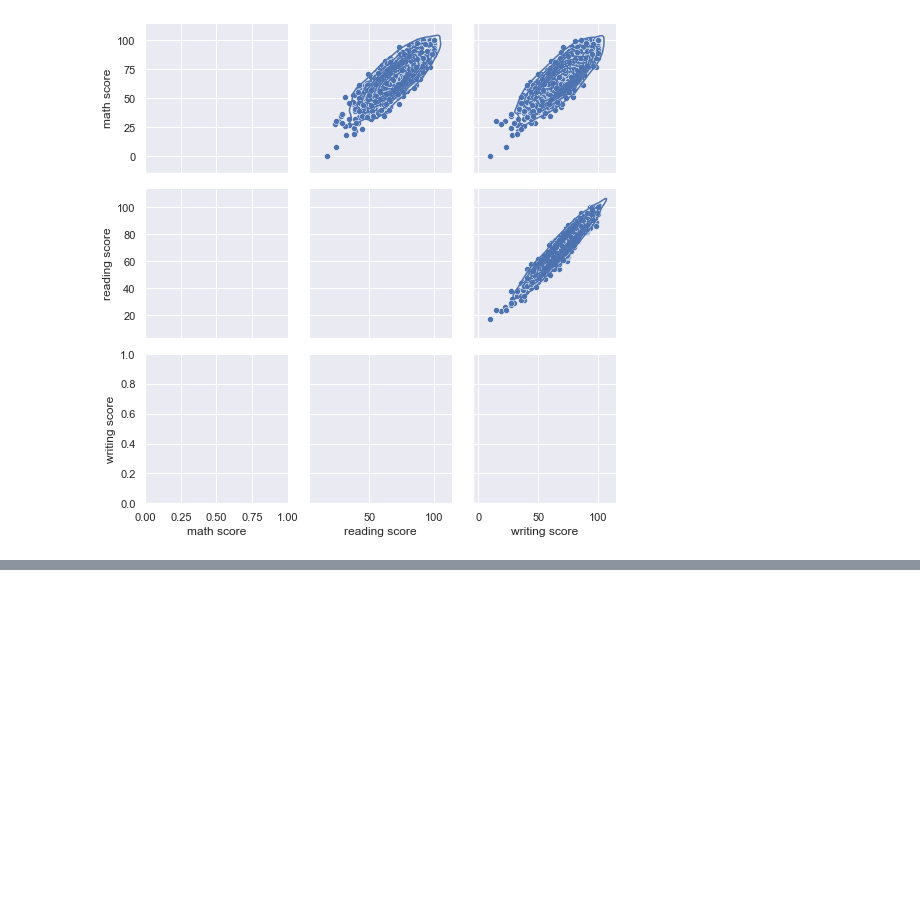
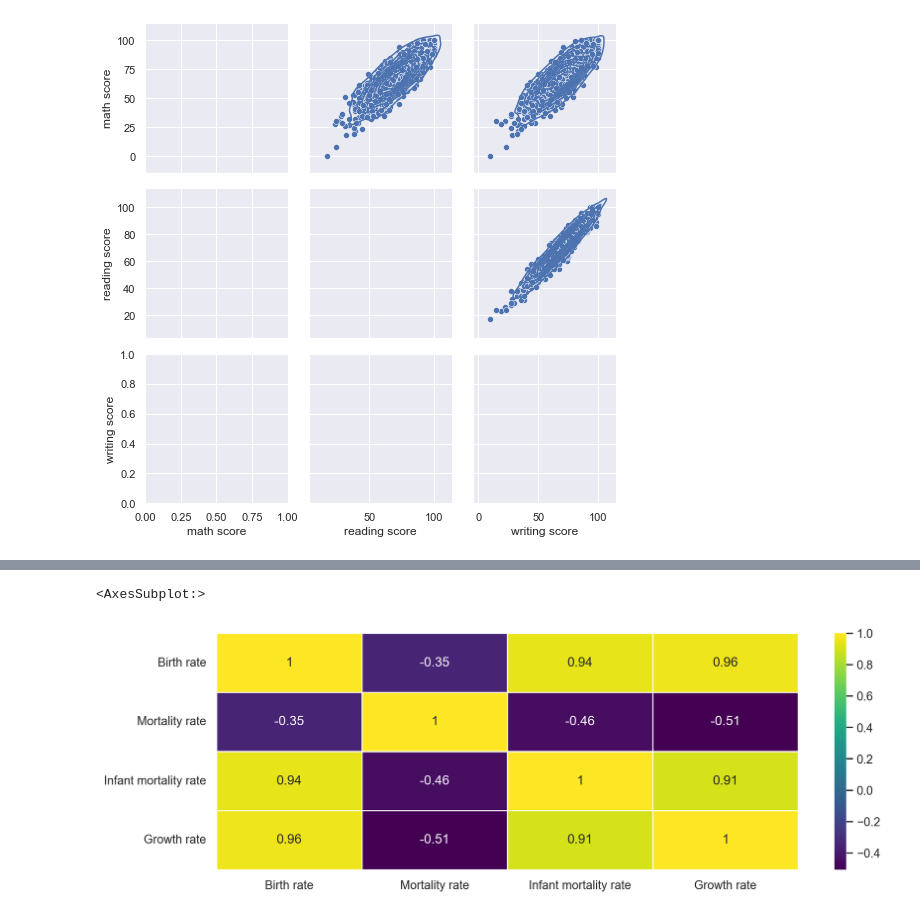
Before and after one commit to ravi0531rp/DataScienceComplete, a Jupyter notebook: Data_Science_ML_Based/004. Seaborn.ipynb, the cells around one changed output, grey strips where cells are left out. Cells and saved outputs as stored; diff of their text form; code cells hidden in the pictures; blank space fills up the shorter version.

```diff
--- a/Data_Science_ML_Based/004. Seaborn.ipynb
+++ b/Data_Science_ML_Based/004. Seaborn.ipynb
@@ -261,0 +306,6 @@ g = g.map_upper(sns.kdeplot)
+# %%
+plt.figure(figsize=(12,4),dpi=200)
+sns.heatmap(df.drop('Life expectancy',axis=1).corr() , linewidth=0.5, annot = True , cmap = 'viridis')
+# %% [output]
+<AxesSubplot:>
+[figure, added]
```
Also changed, not shown: parts of 10 cells of this notebook, 1 other file.
